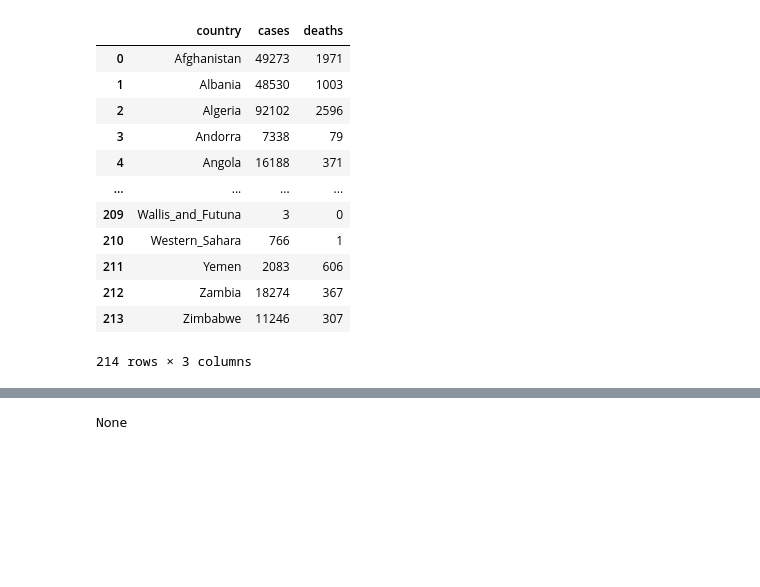
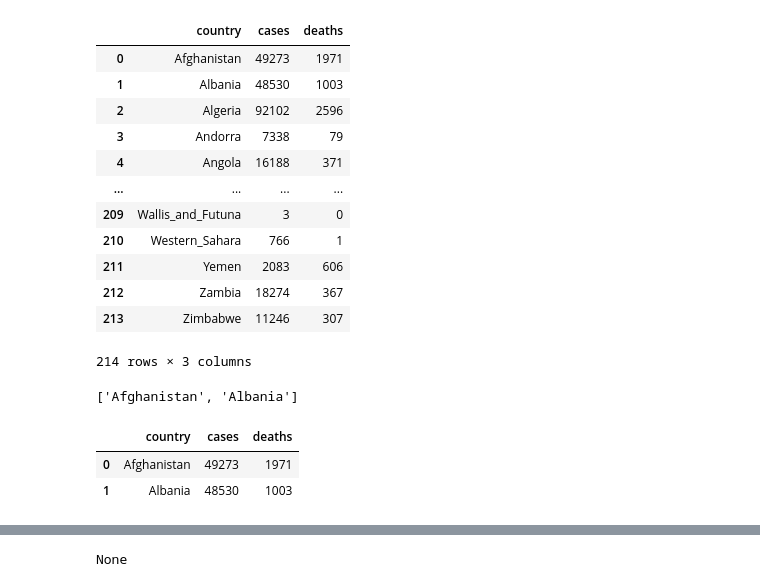
Before and after one commit to namith1003/COVID-Tracker, a Jupyter notebook: data_set/covidapi.ipynb, the cells around one changed output, grey strips where cells are left out. Saved outputs shown, nothing was run; the diff lists cells and outputs as text; code cells hidden in the pictures; blank space fills up the shorter version.

```diff
--- a/data_set/covidapi.ipynb
+++ b/data_set/covidapi.ipynb
@@ -47,5 +47,23 @@ df2
 | 212 | Zambia | 18274 | 367 |
 | 213 | Zimbabwe | 11246 | 307 |
 214 rows × 3 columns
+# %%
+# Get desired countries from user
+countries = []
+stop = False
+while not stop:
+    user_input = str(input("Enter country or Enter Q to quit: "))
+    if user_input.lower() == "Q".lower():
+        stop = True
+    else:
+        countries.append(user_input)
+print(countries)
+plot_df = df2[df2['country'].isin(countries)]
+plot_df
+# %% [output]
+['Afghanistan', 'Albania']
+|  | country | cases | deaths |
+| 0 | Afghanistan | 49273 | 1971 |
+| 1 | Albania | 48530 | 1003 |
 # %%
 # Bar Graph
```
Also changed, not shown: parts of 1 cell of this notebook.
